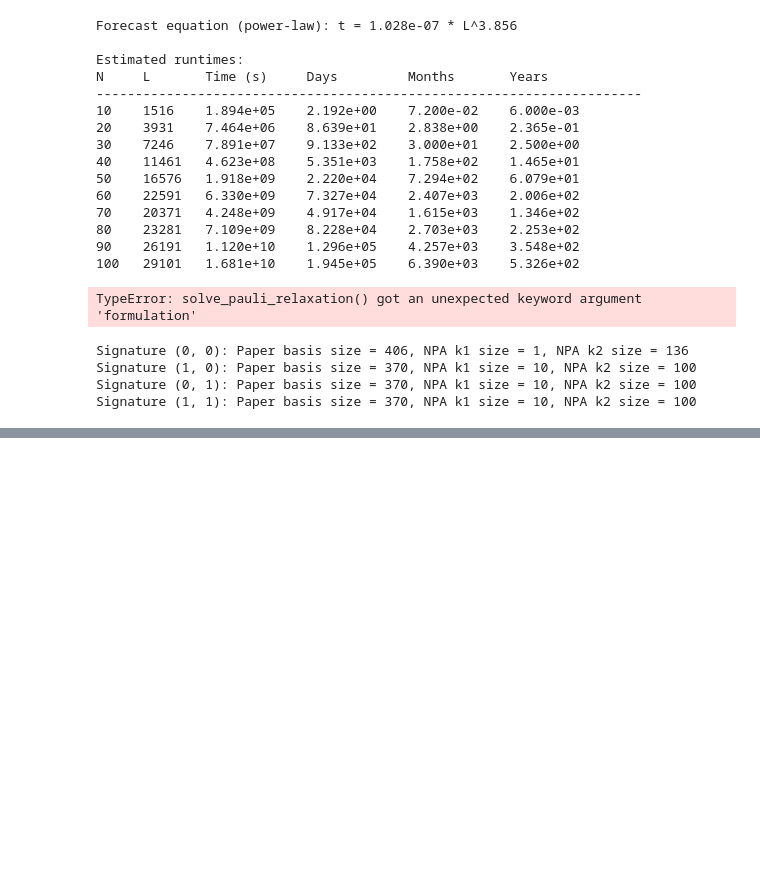
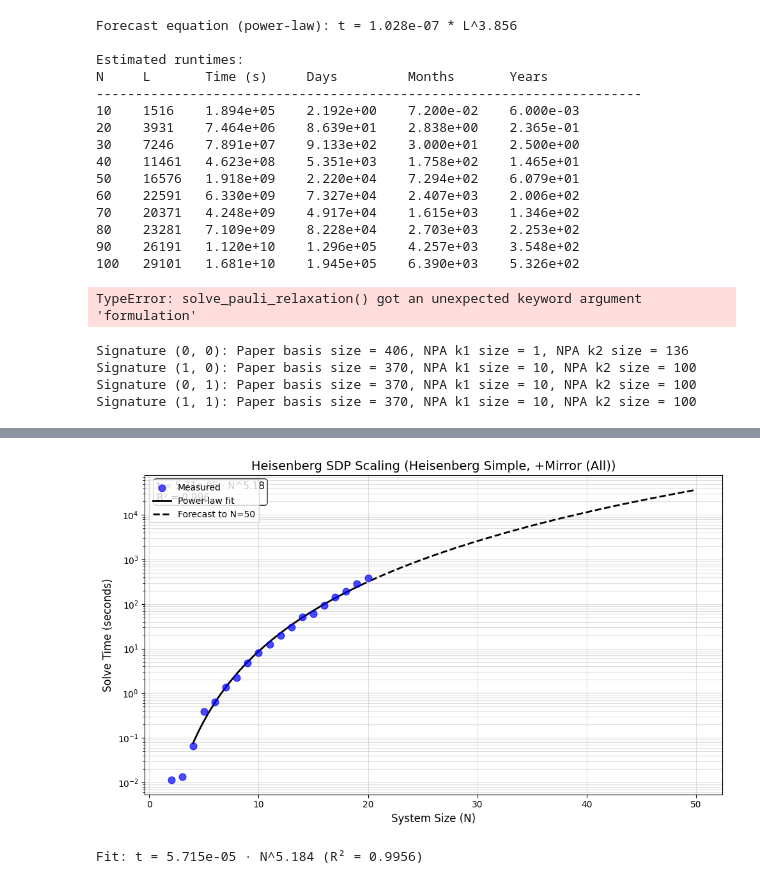
Before and after one commit to Ciscone7/OptimalMomentsNPA, a Jupyter notebook: benchmark.ipynb, the cells around one changed output, grey strips where cells are left out. Cells and saved outputs as stored; diff of their text form; code cells hidden in the pictures; blank space fills up the shorter version.

```diff
--- a/benchmark.ipynb
+++ b/benchmark.ipynb
@@ -541,0 +357,20 @@ N    | Original   | Block      | FullSym    | Sym3       | Reduction_12 | Reduct
+# %%
+# Fit scaling and forecast with all symmetries (level 6)
+from plots import plot_symmetry_forecast, fit_symmetry_scaling, print_symmetry_forecast_table
+
+forecast_result = plot_symmetry_forecast(
+    model="heisenberg",
+    basis="heisenberg_simple",
+    boundary="periodic",
+    sym_level=6,  # All symmetries
+    fit_N_min=4,
+    forecast_to_N=50,
+    time_column="t_best",
+)
+
+# Print the fit equation
+fit = forecast_result["fit_info"]
+print(f"\nFit: t = {fit['a']:.4g} · N^{fit['b']:.4g} (R² = {fit['r2']:.4f})")
+# %% [output]
+[figure, added]
+Fit: t = 5.715e-05 · N^5.184 (R² = 0.9956)
```
Also changed, not shown: parts of 13 cells of this notebook, 5 other files.
